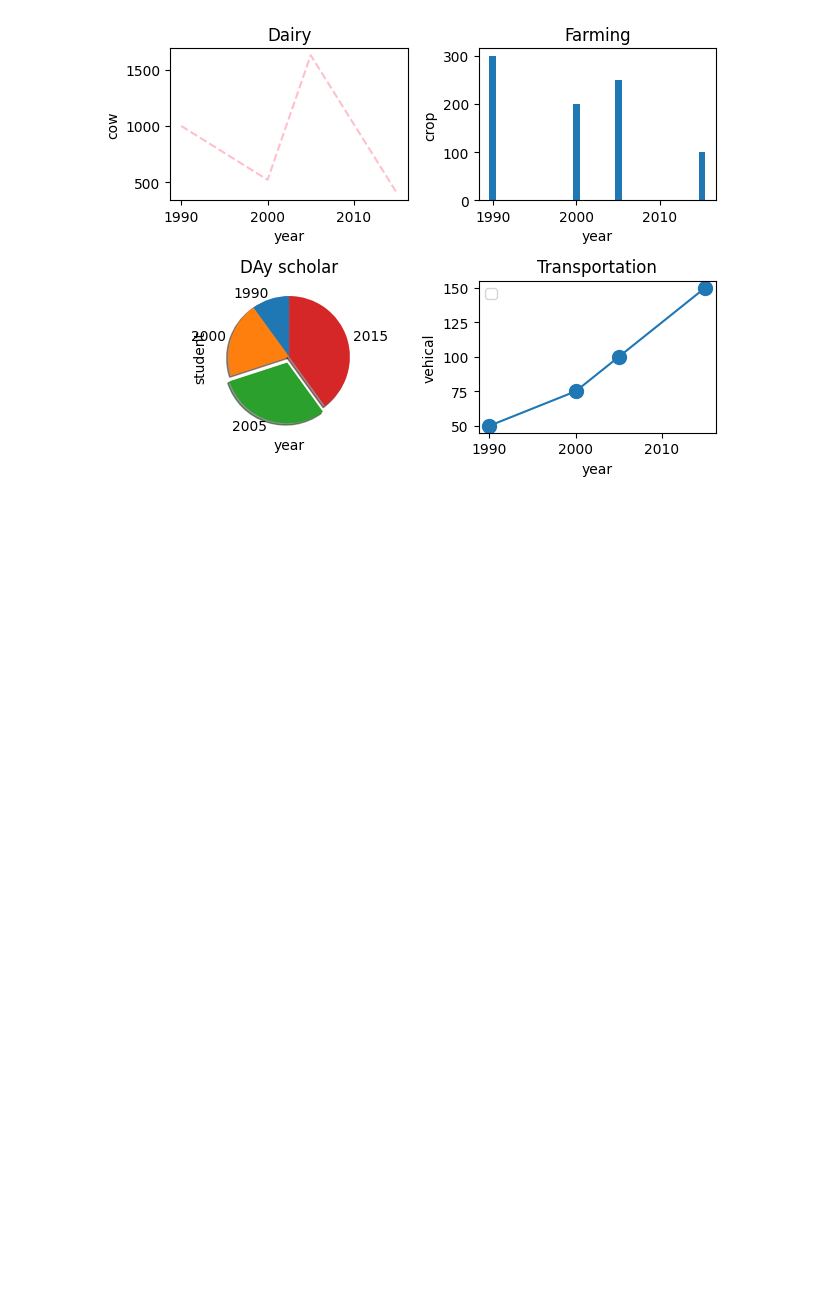
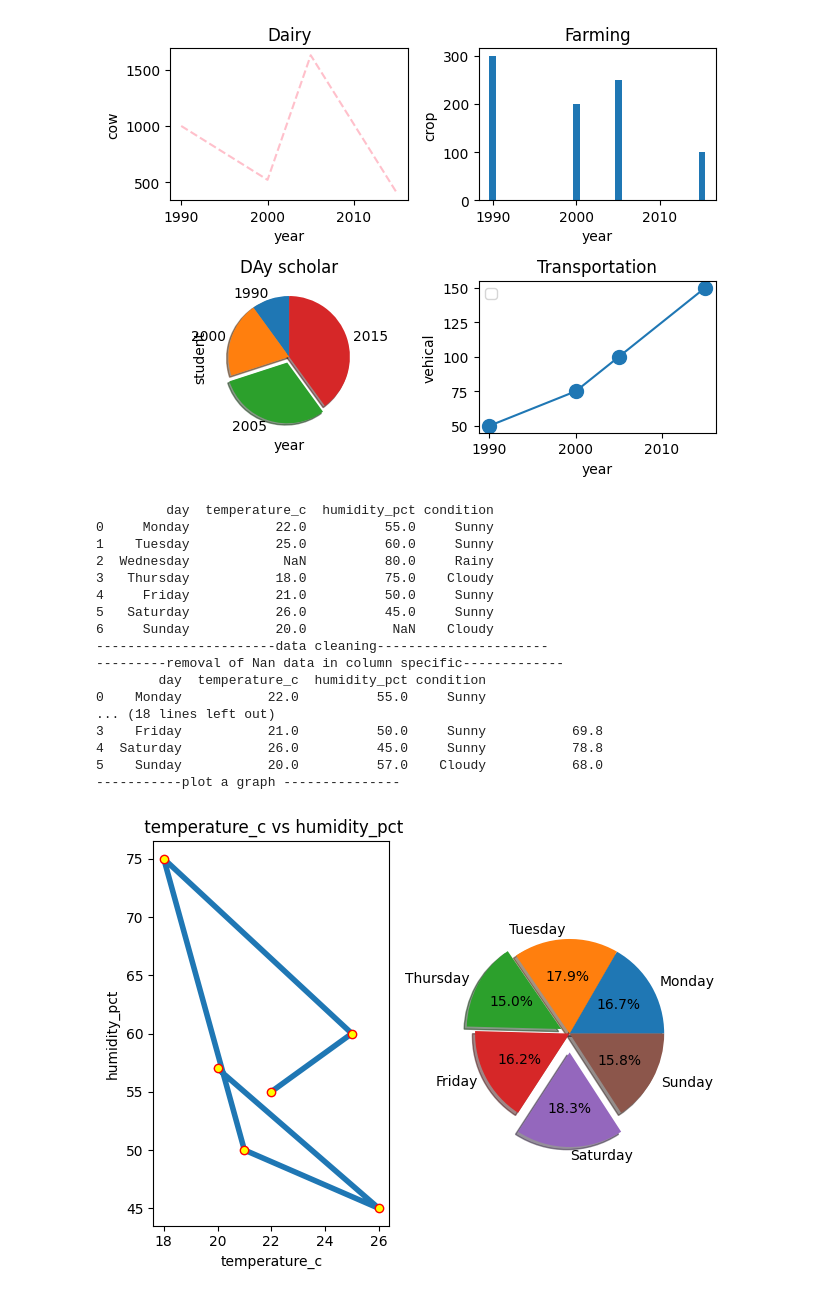
Before and after one commit to student-dheerajyadav/DataScience__45days, a Jupyter notebook: day18.ipynb, the cells around one changed output. Saved outputs shown, nothing was run; the diff lists cells and outputs as text; code cells hidden in the pictures; blank space fills up the shorter version.

```diff
--- a/day18.ipynb
+++ b/day18.ipynb
@@ -81,3 +81,57 @@ plt.show();
 # %%
 from google.colab import drive
 drive.mount('/content/drive')
+# %%
+from re import T
+import pandas as pd
+import numpy as np
+import matplotlib.pyplot as plt
+
+
+url="https://raw.githubusercontent.com/rajendra0968jangid/Ds-arya/main/temperature_data.json"
+df=pd.read_json(url)
+print(df)
+print("-----------------------data cleaning----------------------")
+print("---------removal of Nan data in column specific------------- ")
+df.dropna(subset=["temperature_c"],inplace=True);
+print(df)
+print("------------data menage----------")
+df.fillna(df["humidity_pct"].mean(),inplace=True)
+print(df)
+print("--------------Addition of data column in original data--------------")
+df["temperature_f"]=df["temperature_c"]*1.8+32
+#reset the index
+df.reset_index(drop=True,inplace=True)
+print(df)
+
+print("-----------plot a graph ---------------")
+fig,ax=plt.subplots(1,2)
+ax[0].plot(df["temperature_c"],df["humidity_pct"],marker="o",linewidth="4",markerfacecolor='yellow',    # Inner color
+         markeredgecolor='red')
+ax[0].set_title(" temperature_c vs humidity_pct")
+ax[0].set_xlabel("temperature_c")
+ax[0].set_ylabel("humidity_pct")
+ax[1].pie(df["temperature_f"],labels=df["day"],autopct="%1.1f%%",explode=(0,0,.1,0,0.2,0),shadow=True)
+plt.tight_layout()
+plt.gcf().canvas.get_supported_filetypes()
+plt.savefig("min-project.jpg")
+plt.show()
+# %% [output]
+         day  temperature_c  humidity_pct condition
+0     Monday           22.0          55.0     Sunny
+1    Tuesday           25.0          60.0     Sunny
+2  Wednesday            NaN          80.0     Rainy
+3   Thursday           18.0          75.0    Cloudy
+4     Friday           21.0          50.0     Sunny
+5   Saturday           26.0          45.0     Sunny
+6     Sunday           20.0           NaN    Cloudy
+-----------------------data cleaning----------------------
+---------removal of Nan data in column specific-------------
+        day  temperature_c  humidity_pct condition
+0    Monday           22.0          55.0     Sunny
+... (18 lines left out)
+3    Friday           21.0          50.0     Sunny           69.8
+4  Saturday           26.0          45.0     Sunny           78.8
+5    Sunday           20.0          57.0    Cloudy           68.0
+-----------plot a graph ---------------
+[figure, added]
```
